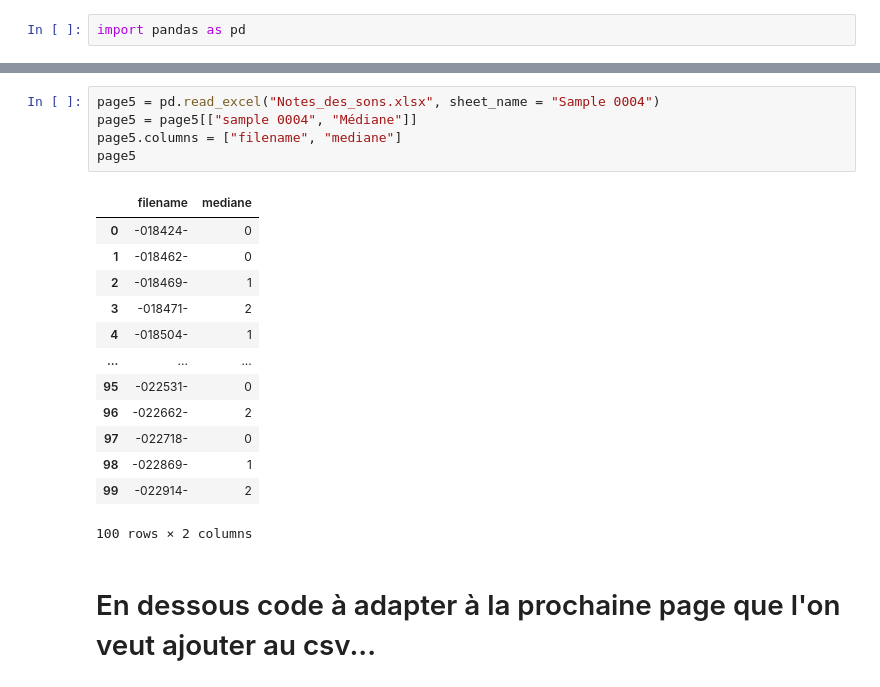
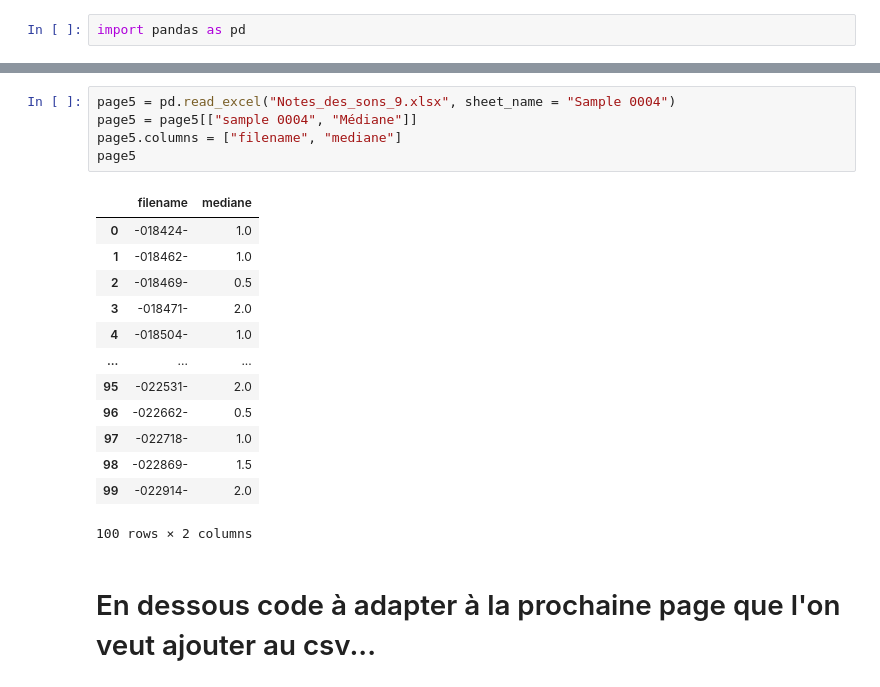
Before and after one commit to nfonteyne/Audio_Sample_Listenable, a Jupyter notebook: get_csv_labelized.ipynb, the cells around one changed output, grey strips where cells are left out. Saved outputs shown, nothing was run; the diff lists cells and outputs as text.

```diff
--- a/get_csv_labelized.ipynb
+++ b/get_csv_labelized.ipynb
@@ -81,23 +96,23 @@ page4
 | 100 | -018403- | 1 |
 101 rows × 2 columns
 # %%
-page5 = pd.read_excel("Notes_des_sons.xlsx", sheet_name = "Sample 0004")
+page5 = pd.read_excel("Notes_des_sons_9.xlsx", sheet_name = "Sample 0004")
 page5 = page5[["sample 0004", "Médiane"]]
 page5.columns = ["filename", "mediane"]
 page5
 # %% [output]
 |  | filename | mediane |
-| 0 | -018424- | 0 |
-| 1 | -018462- | 0 |
-| 2 | -018469- | 1 |
-| 3 | -018471- | 2 |
-| 4 | -018504- | 1 |
+| 0 | -018424- | 1.0 |
+| 1 | -018462- | 1.0 |
+| 2 | -018469- | 0.5 |
+| 3 | -018471- | 2.0 |
+| 4 | -018504- | 1.0 |
 | ... | ... | ... |
-| 95 | -022531- | 0 |
-| 96 | -022662- | 2 |
-| 97 | -022718- | 0 |
-| 98 | -022869- | 1 |
-| 99 | -022914- | 2 |
+| 95 | -022531- | 2.0 |
+| 96 | -022662- | 0.5 |
+| 97 | -022718- | 1.0 |
+| 98 | -022869- | 1.5 |
+| 99 | -022914- | 2.0 |
 100 rows × 2 columns
 # %% [markdown]
 # En dessous code à adapter à la prochaine page que l'on veut ajouter au csv...
```
Also changed, not shown: parts of 17 cells of this notebook.
